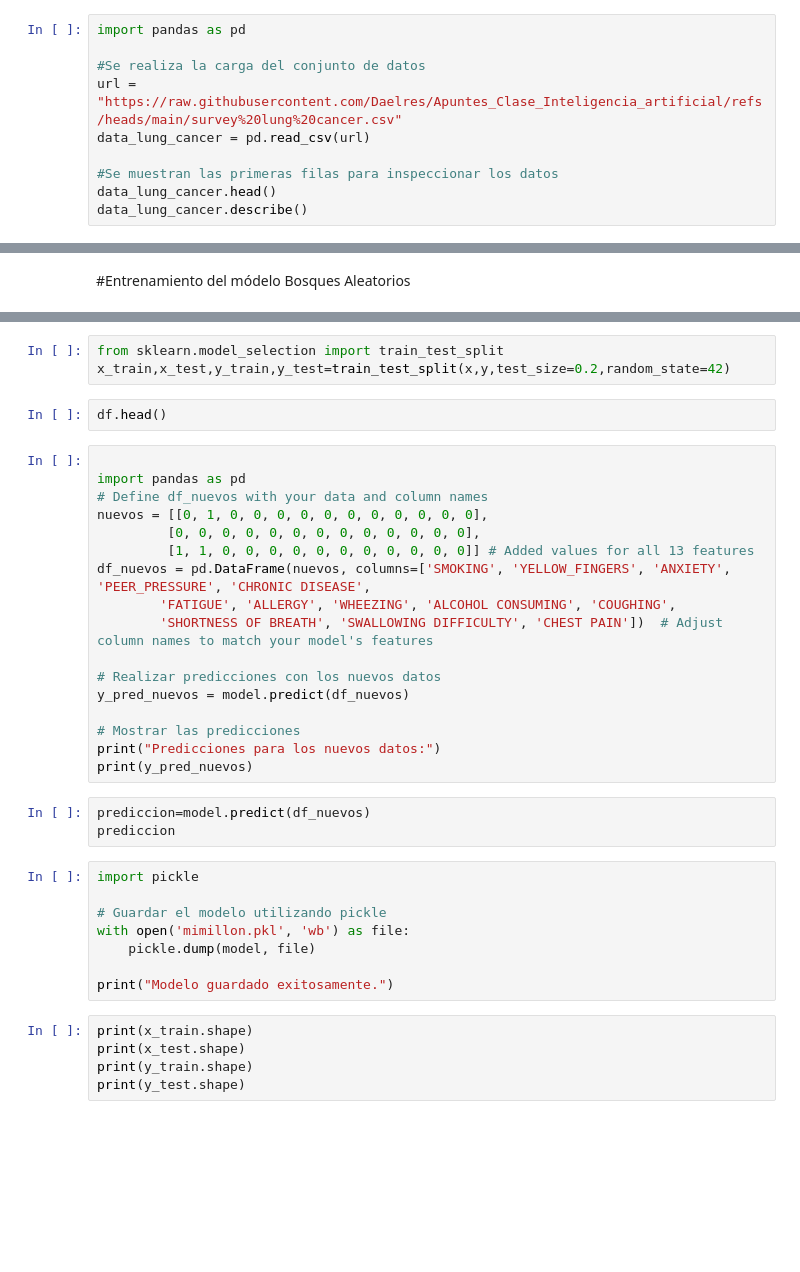
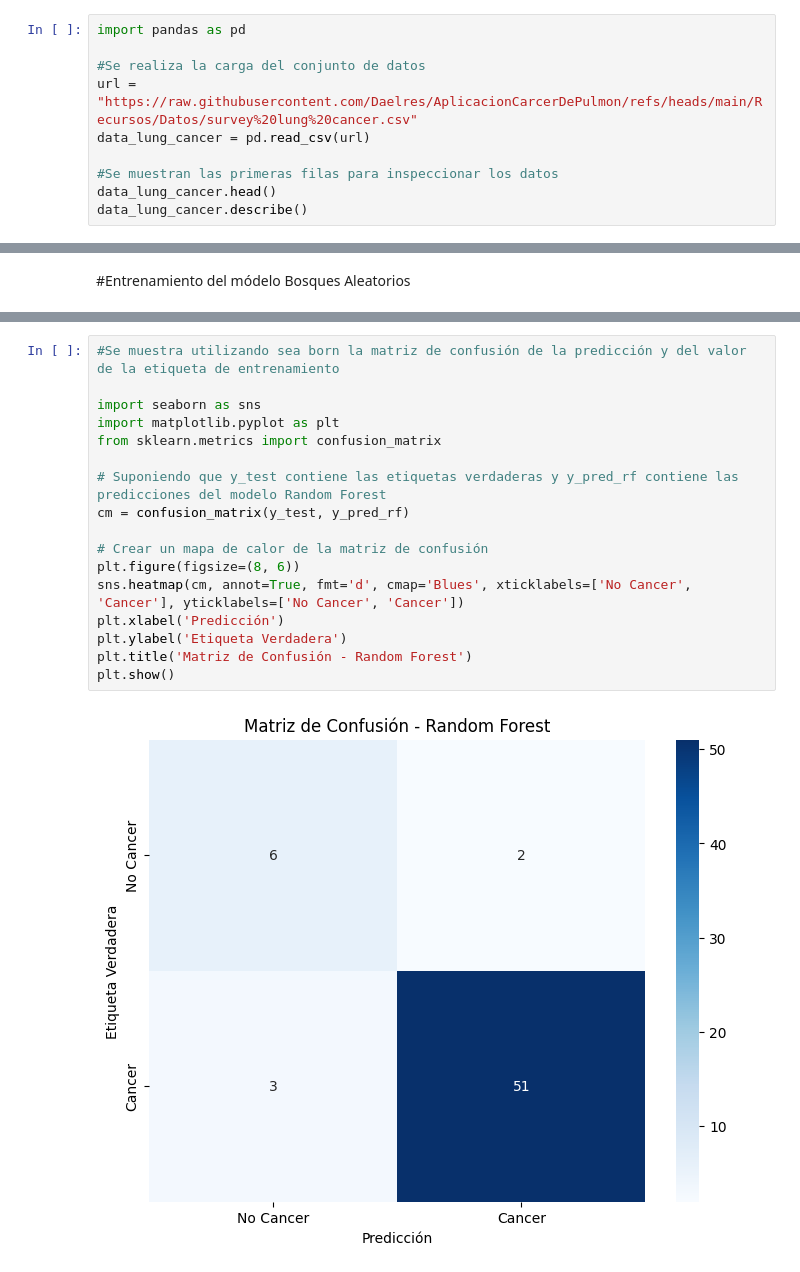
Before and after one commit to Daelres/AplicacionCarcerDePulmon, a Jupyter notebook: Cancer_Pulmon.ipynb, the cells around one changed output, grey strips where cells are left out. Saved outputs shown, nothing was run; the diff lists cells and outputs as text; blank space fills up the shorter version.

Commit message:
Entrenamiento modelos y visualización resultados del entrenamiento

```diff
--- a/Cancer_Pulmon.ipynb
+++ b/Cancer_Pulmon.ipynb
@@ -4,7 +4,7 @@
 import pandas as pd
 
 #Se realiza la carga del conjunto de datos
-url = "https://raw.githubusercontent.com/Daelres/Apuntes_Clase_Inteligencia_artificial/refs/heads/main/survey%20lung%20cancer.csv"
+url = "https://raw.githubusercontent.com/Daelres/AplicacionCarcerDePulmon/refs/heads/main/Recursos/Datos/survey%20lung%20cancer.csv"
 data_lung_cancer = pd.read_csv(url)
 
 #Se muestran las primeras filas para inspeccionar los datos
@@ -440,38 +400,19 @@ model.fit(x,y)
-# %%
-from sklearn.model_selection import train_test_split
-x_train,x_test,y_train,y_test=train_test_split(x,y,test_size=0.2,random_state=42)
-# %%
-df.head()
-# %%
-
-import pandas as pd
-# Define df_nuevos with your data and column names
-nuevos = [[0, 1, 0, 0, 0, 0, 0, 0, 0, 0, 0, 0, 0],
-         [0, 0, 0, 0, 0, 0, 0, 0, 0, 0, 0, 0, 0],
-         [1, 1, 0, 0, 0, 0, 0, 0, 0, 0, 0, 0, 0]] # Added values for all 13 features
-df_nuevos = pd.DataFrame(nuevos, columns=['SMOKING', 'YELLOW_FINGERS', 'ANXIETY', 'PEER_PRESSURE', 'CHRONIC DISEASE',
-        'FATIGUE', 'ALLERGY', 'WHEEZING', 'ALCOHOL CONSUMING', 'COUGHING',
-        'SHORTNESS OF BREATH', 'SWALLOWING DIFFICULTY', 'CHEST PAIN'])  # Adjust column names to match your model's features
-
-# Realizar predicciones con los nuevos datos
-y_pred_nuevos = model.predict(df_nuevos)
-
-# Mostrar las predicciones
-print("Predicciones para los nuevos datos:")
-print(y_pred_nuevos)
-# %%
-prediccion=model.predict(df_nuevos)
-prediccion
-# %%
-import pickle
-
-# Guardar el modelo utilizando pickle
-with open('mimillon.pkl', 'wb') as file:
-    pickle.dump(model, file)
-
-print("Modelo guardado exitosamente.")
-# %%
-print(x_train.shape)
-print(x_test.shape)
-print(y_train.shape)
-print(y_test.shape)
+# %%
+#Se muestra utilizando sea born la matriz de confusión de la predicción y del valor de la etiqueta de entrenamiento
+
+import seaborn as sns
+import matplotlib.pyplot as plt
+from sklearn.metrics import confusion_matrix
+
+# Suponiendo que y_test contiene las etiquetas verdaderas y y_pred_rf contiene las predicciones del modelo Random Forest
+cm = confusion_matrix(y_test, y_pred_rf)
+
+# Crear un mapa de calor de la matriz de confusión
+plt.figure(figsize=(8, 6))
+sns.heatmap(cm, annot=True, fmt='d', cmap='Blues', xticklabels=['No Cancer', 'Cancer'], yticklabels=['No Cancer', 'Cancer'])
+plt.xlabel('Predicción')
+plt.ylabel('Etiqueta Verdadera')
+plt.title('Matriz de Confusión - Random Forest')
+plt.show()
+# %% [output]
+[figure, added]
```
Also changed, not shown: parts of 20 cells of this notebook.
